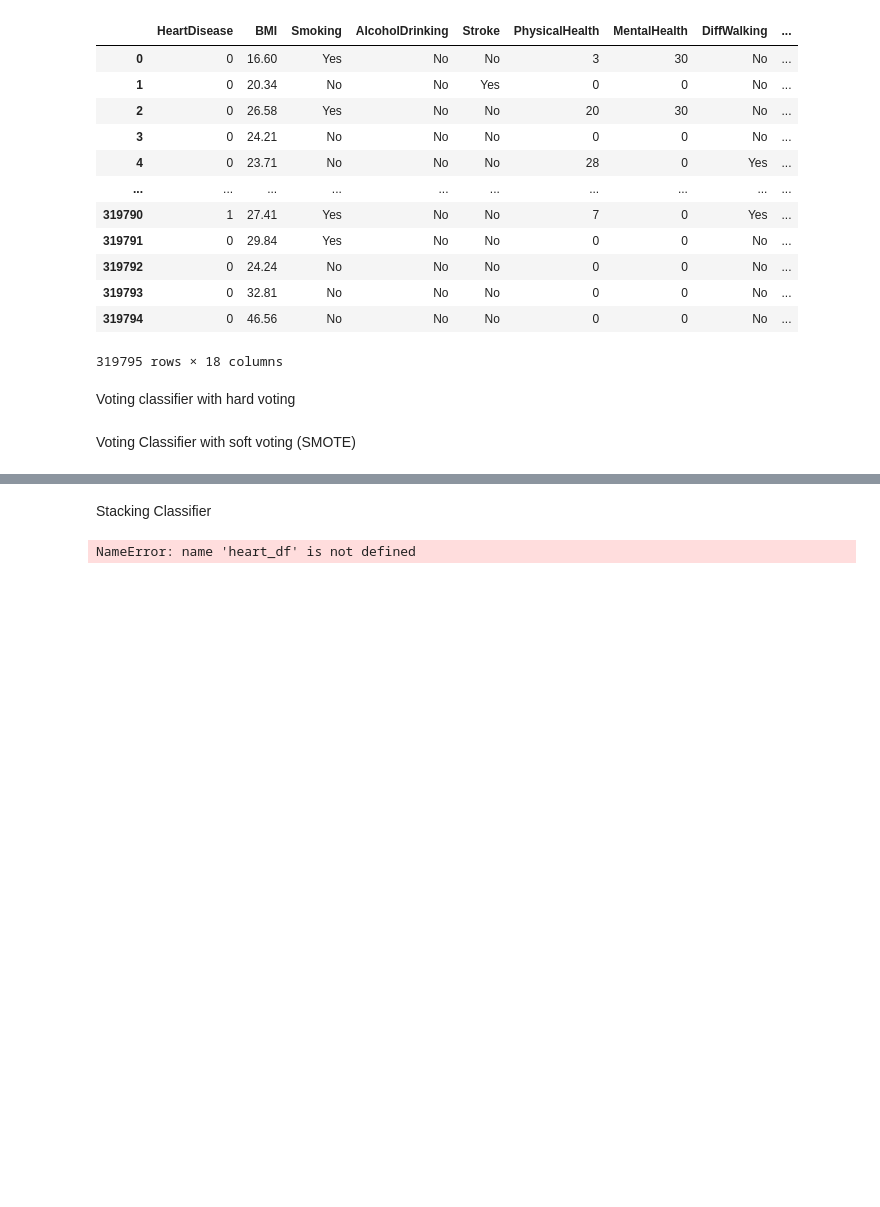
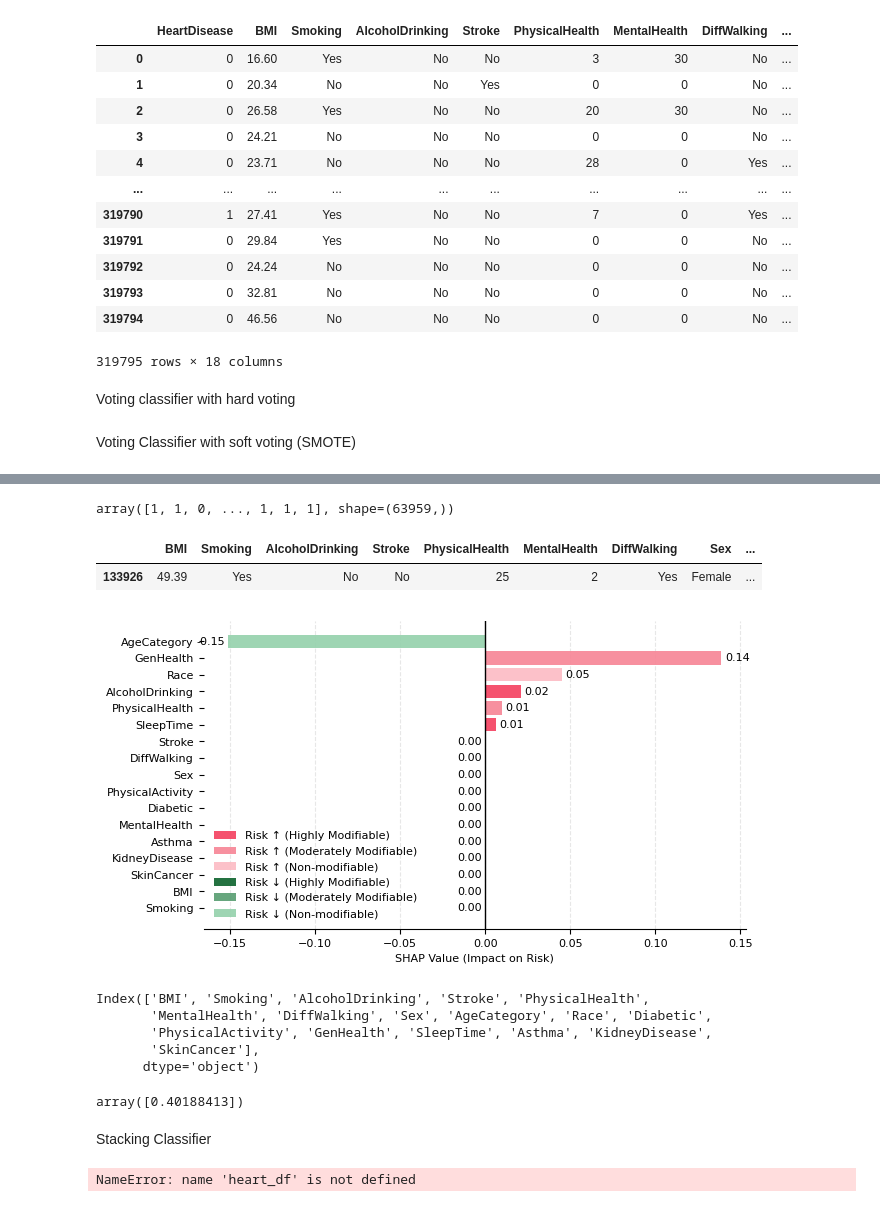
Before and after one commit to NadineJac/LoveYourHeart, a Jupyter notebook: heart_risk_model_improve2.ipynb, the cells around one changed output, grey strips where cells are left out. Drawn from its saved outputs; the diff is of its cells as text; code cells hidden in the pictures; blank space fills up the shorter version.

Commit message:
add plotting

```diff
--- a/heart_risk_model_improve2.ipynb
+++ b/heart_risk_model_improve2.ipynb
@@ -282,0 +288,4 @@ df_result.head()
+# %%
+y_pred
+# %% [output]
+array([1, 1, 0, ..., 1, 1, 1], shape=(63959,))
@@ -282,0 +297,3 @@ df_result.head()
+# %%
+import pickle
+pipeline = pickle.load(open('./models/trained_pipe_soft_voting_rf_gb_xgb_lr.sav', 'rb'))
@@ -283,3 +530,58 @@ df_result.head()
+# %%
+user_df
+# %% [output]
+|  | BMI | Smoking | AlcoholDrinking | Stroke | PhysicalHealth | MentalHealth | DiffWalking | Sex | ... |
+| 133926 | 49.39 | Yes | No | No | 25 | 2 | Yes | Female | ... |
+# %%
+user_df = pd.DataFrame([{
+    'BMI':24,
+    'Smoking':'Yes',
+    'AlcoholDrinking':'No',
+    'Stroke':'No',
+    'PhysicalHealth':2,
+    'MentalHealth':4,
+    'DiffWalking':'No',
+    'Sex':'Female',
+    'AgeCategory':'40-44',
+    'Race':'White',
+    'Diabetic':'No',
+    'PhysicalActivity':'Yes',
+    'GenHealth':'Good',
+    'SleepTime':8,
+    'Asthma':'No',
+    'KidneyDisease':'No',
+    'SkinCancer':'No'
+}])
+# %%
+import shap
+import matplotlib.pyplot as plt
+# make a plot (modifiability not adapted to altered dataset)
+background_sample = X_train.sample(n=50, random_state=42)
+
+# user, e.g.
+#user_df = X_test.iloc[[1], :]
+
+# Call the function
+fig, importance_df = compute_shap_plot_voting(
+    pipeline,
+    user_df,
+    #user2=modified_user_df,  # optional
+    background_data=background_sample
+)
+# %% [output]
+[figure, added]
+# %%
+X_train.columns
+# %% [output]
+Index(['BMI', 'Smoking', 'AlcoholDrinking', 'Stroke', 'PhysicalHealth',
+       'MentalHealth', 'DiffWalking', 'Sex', 'AgeCategory', 'Race', 'Diabetic',
+       'PhysicalActivity', 'GenHealth', 'SleepTime', 'Asthma', 'KidneyDisease',
+       'SkinCancer'],
+      dtype='object')
+# %%
+pipeline.predict_proba(user_df)[:,1]  # risk score (0-1)
+# %% [output]
+array([0.40188413])
 # %% [markdown]
 Stacking Classifier
 # %%
```
Also changed, not shown: parts of 4 cells of this notebook.
